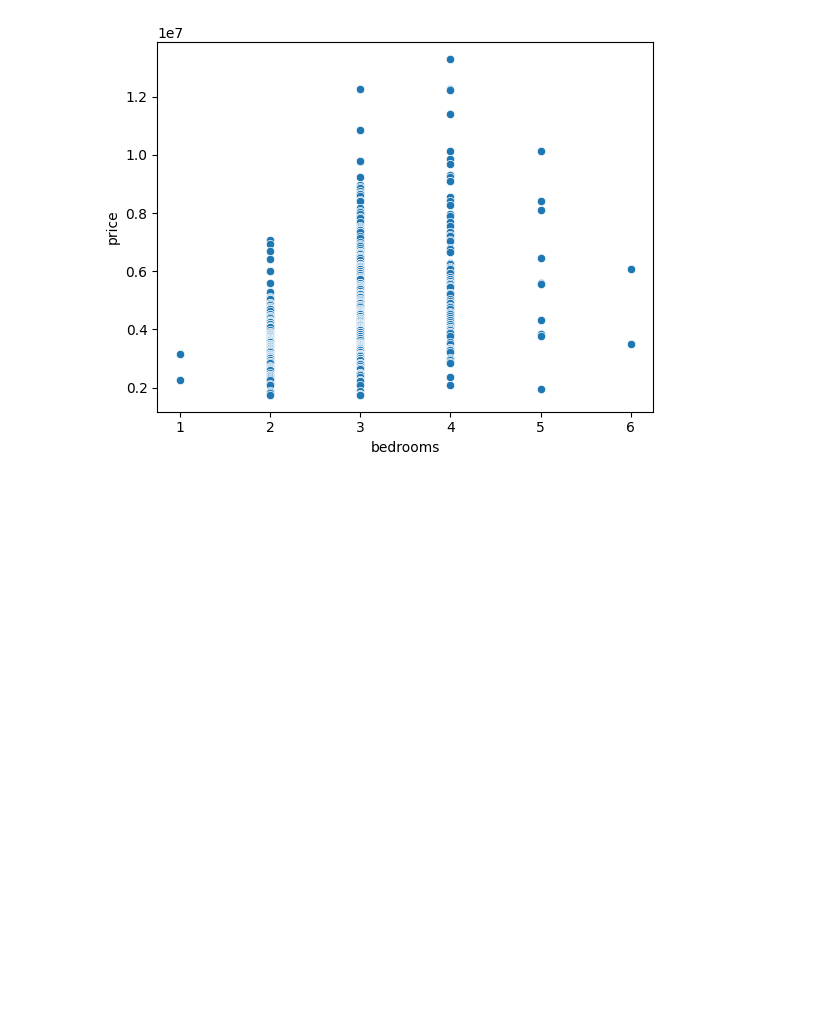
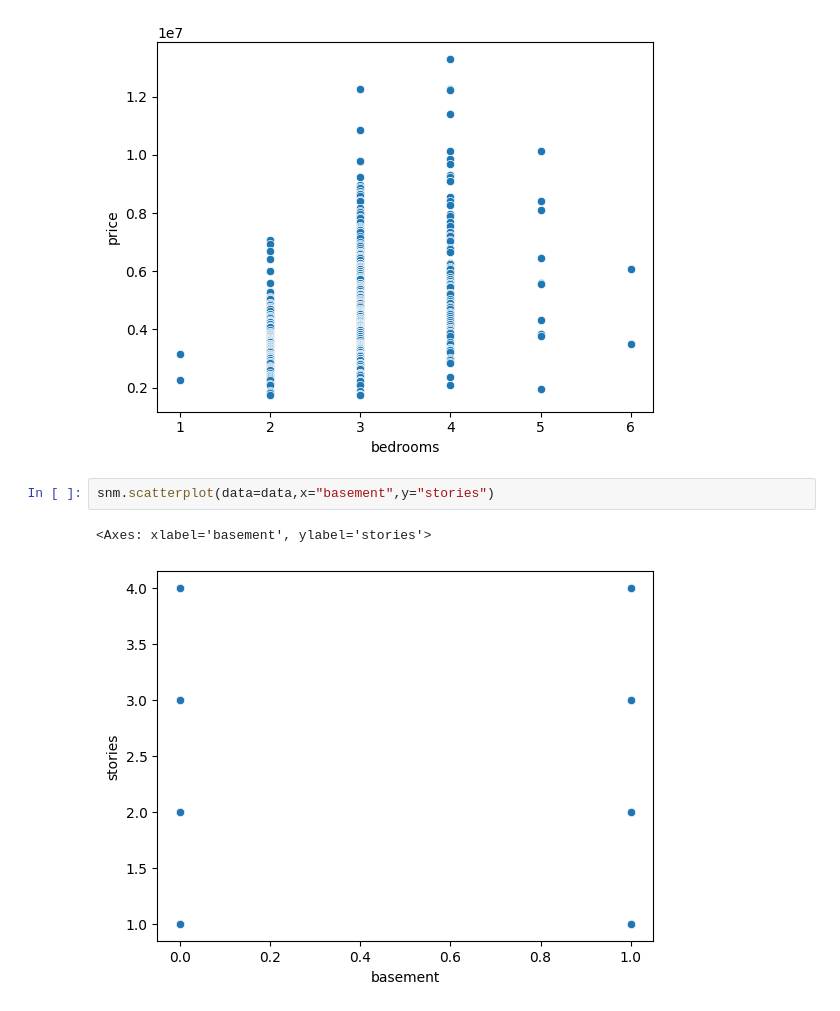
Before and after one commit to 1Amankabra/ML-AI-IT, a Jupyter notebook: day_25_Online/house_priceing_predict.ipynb, the cells around one changed output. Drawn from its saved outputs; the diff is of its cells as text; blank space fills up the shorter version.

```diff
--- a/day_25_Online/house_priceing_predict.ipynb
+++ b/day_25_Online/house_priceing_predict.ipynb
@@ -271,3 +281,8 @@ snm.scatterplot(data=data,x="bedrooms",y="price")
 # %% [output]
 <Axes: xlabel='bedrooms', ylabel='price'>
 [figure]
+# %%
+snm.scatterplot(data=data,x="basement",y="stories")
+# %% [output]
+<Axes: xlabel='basement', ylabel='stories'>
+[figure, added]
```
Also changed, not shown: parts of 38 cells of this notebook.
